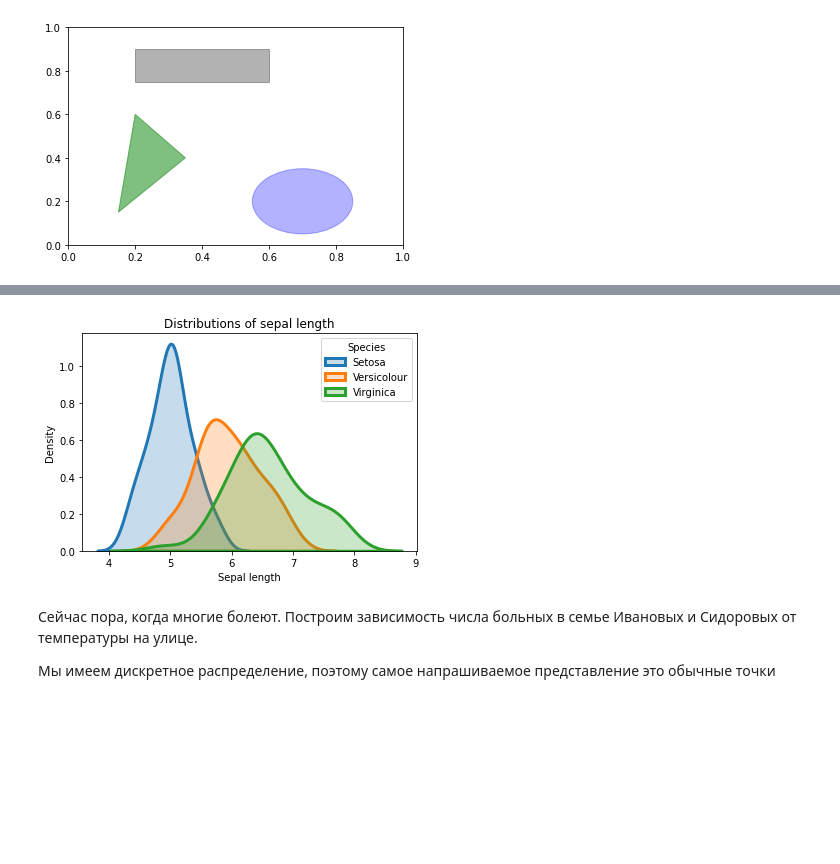
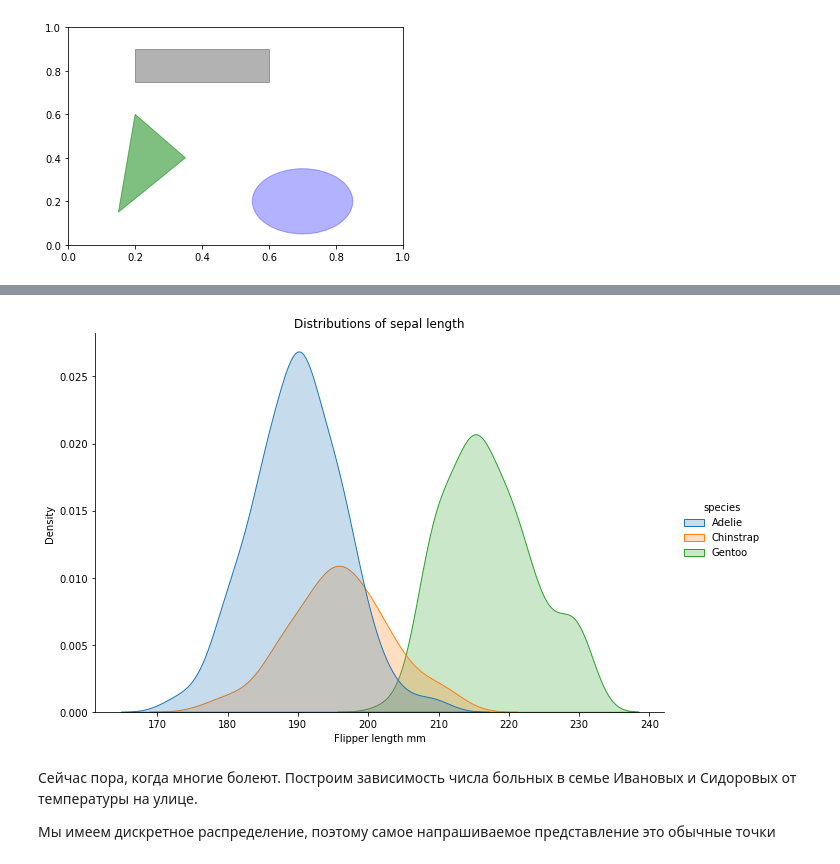
Before and after one commit to Tikhvinskiy/some_notebooks, a Jupyter notebook: GRAPHICS.ipynb, the cells around one changed output, grey strips where cells are left out. Saved outputs shown, nothing was run; the diff lists cells and outputs as text; code cells hidden in the pictures; blank space fills up the shorter version.

```diff
--- a/GRAPHICS.ipynb
+++ b/GRAPHICS.ipynb
@@ -251,23 +250,16 @@ plt.show()
-# %%
-from sklearn import datasets
-import matplotlib.pyplot as plt
-import seaborn as sns
-
-iris = datasets.load_iris()
-X = iris.data[:, :1]  # sepal length
-y = iris.target
-labels = ["Setosa", "Versicolour", "Virginica"]
-
-for i in range(3):
-  sns.distplot(X[y==i], hist = False, kde = True,
-                 kde_kws = {'shade': True, 'linewidth': 3},
-                 label=labels[i])
-plt.xlabel("Sepal length")
-plt.ylabel("Density")
-plt.title("Distributions of sepal length")
-plt.legend(title="Species");
-# %% [output]
-[figure, removed]
+# %%
+from sklearn import datasets
+import matplotlib.pyplot as plt
+import seaborn as sns
+
+penguins = sns.load_dataset("penguins")
+sns.displot(data=penguins, x="flipper_length_mm", hue="species",
+            fill=True, kind="kde", height=6,
+            aspect=1.5).set(title="Distributions of sepal length",
+                           xlabel='Flipper length mm',
+                           ylabel="Density");
+# %% [output]
+[figure, added]
 # %% [markdown]
 Сейчас пора, когда многие болеют. Построим зависимость числа больных в семье Ивановых и Сидоровых от температуры на улице.
 
```
Also changed, not shown: parts of 16 cells of this notebook.
